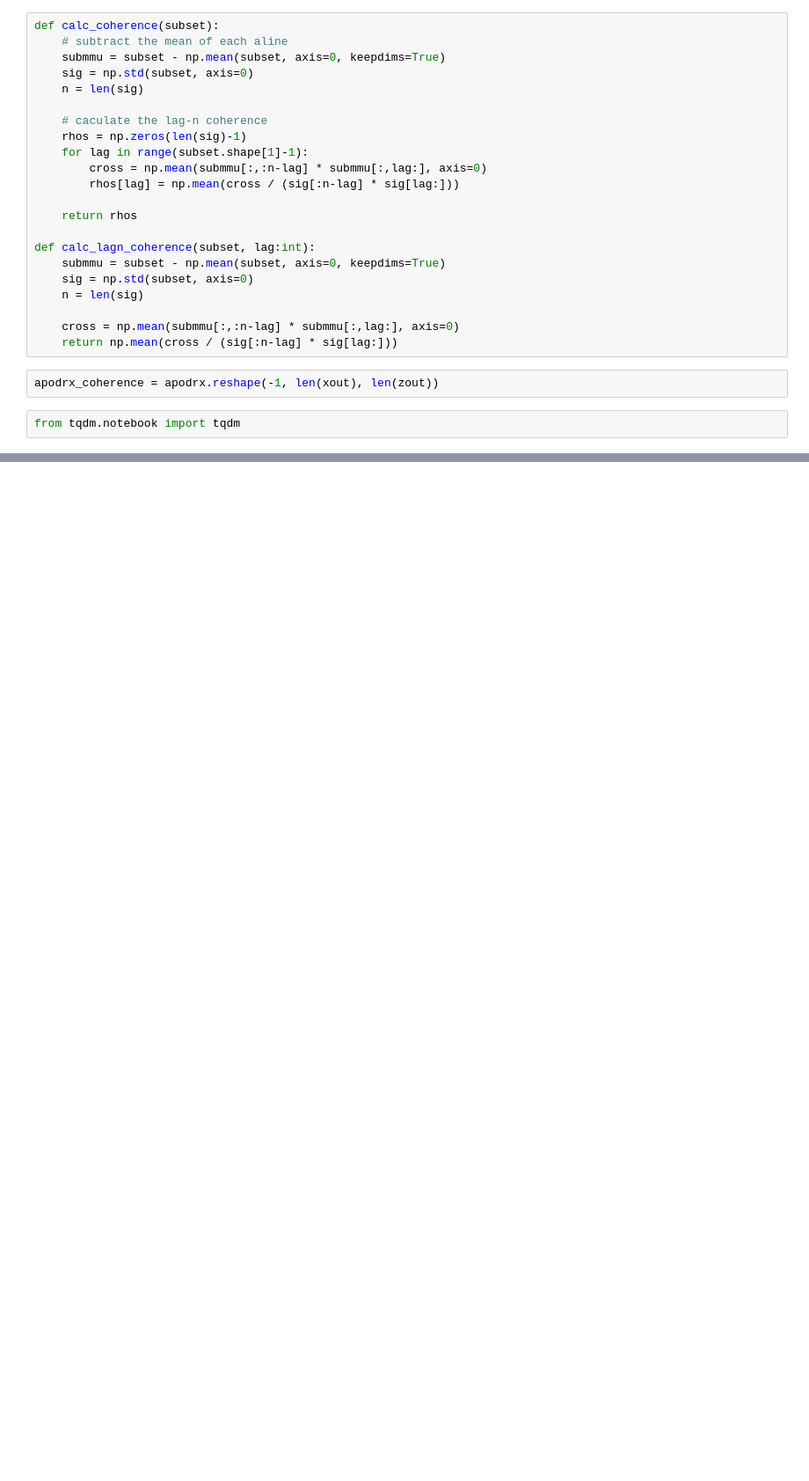
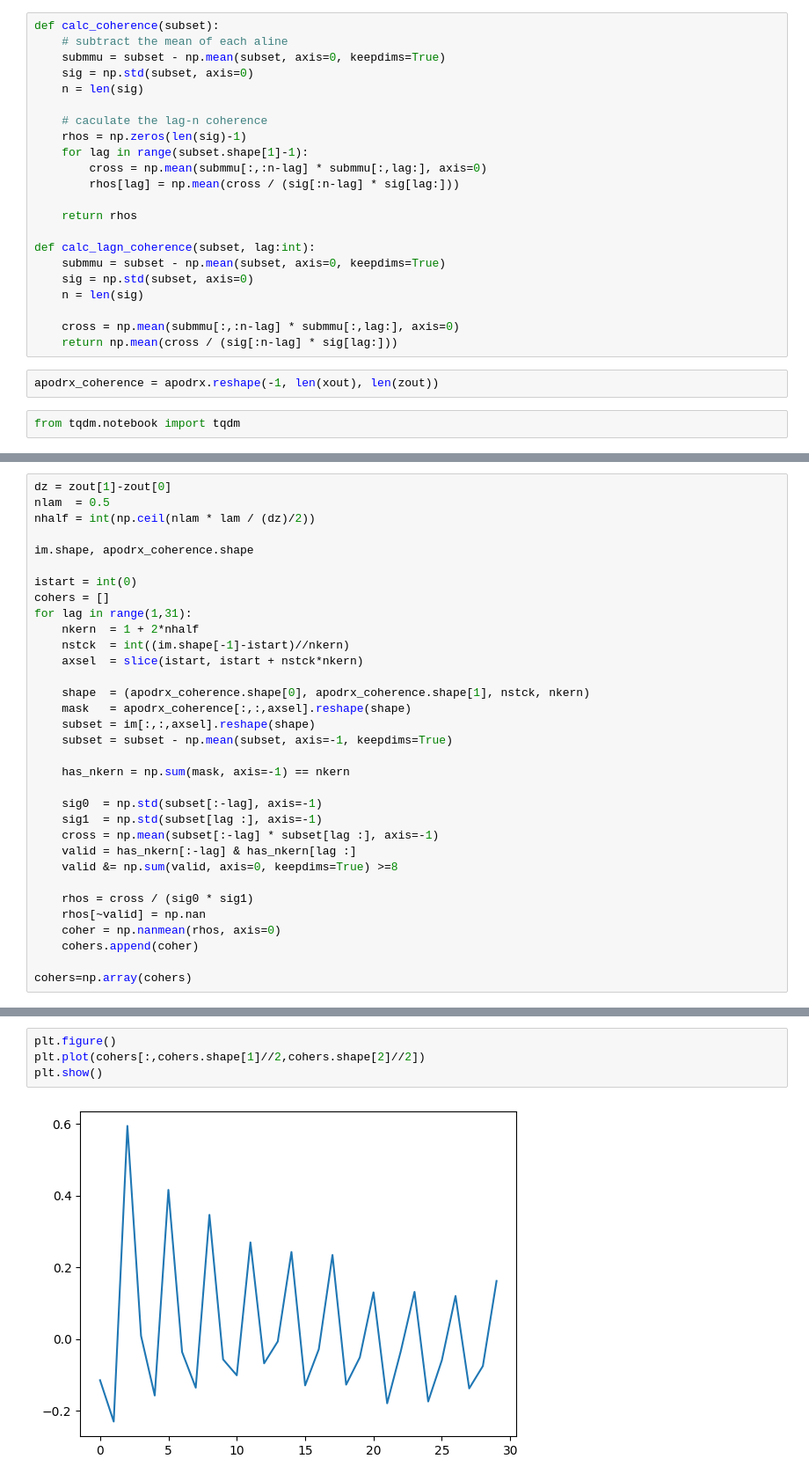
Before and after one commit to wewightman/pycbf, a Jupyter notebook: examples/develop_coherence_beamforming.ipynb, the cells around one changed output, grey strips where cells are left out. Shown at 88% size. Saved outputs shown, nothing was run; the diff lists cells and outputs as text; blank space fills up the shorter version.

```diff
--- a/examples/develop_coherence_beamforming.ipynb
+++ b/examples/develop_coherence_beamforming.ipynb
@@ -464,0 +133,33 @@ plt.show()
+# %%
+dz = zout[1]-zout[0]
+nlam  = 0.5
+nhalf = int(np.ceil(nlam * lam / (dz)/2))
+
+im.shape, apodrx_coherence.shape
+
+istart = int(0)
+cohers = []
+for lag in range(1,31):
+    nkern  = 1 + 2*nhalf
+    nstck  = int((im.shape[-1]-istart)//nkern)
+    axsel  = slice(istart, istart + nstck*nkern)
+
+    shape  = (apodrx_coherence.shape[0], apodrx_coherence.shape[1], nstck, nkern)
+    mask   = apodrx_coherence[:,:,axsel].reshape(shape)
+    subset = im[:,:,axsel].reshape(shape)
+    subset = subset - np.mean(subset, axis=-1, keepdims=True)
+
+    has_nkern = np.sum(mask, axis=-1) == nkern
+
+    sig0  = np.std(subset[:-lag], axis=-1)
+    sig1  = np.std(subset[lag :], axis=-1)
+    cross = np.mean(subset[:-lag] * subset[lag :], axis=-1)
+    valid = has_nkern[:-lag] & has_nkern[lag :]
+    valid &= np.sum(valid, axis=0, keepdims=True) >=8
+
+    rhos = cross / (sig0 * sig1)
+    rhos[~valid] = np.nan
+    coher = np.nanmean(rhos, axis=0)
+    cohers.append(coher)
+
+cohers=np.array(cohers)
@@ -464,0 +216,6 @@ plt.show()
+# %%
+plt.figure()
+plt.plot(cohers[:,cohers.shape[1]//2,cohers.shape[2]//2])
+plt.show()
+# %% [output]
+[figure, added]
```
Also changed, not shown: parts of 14 cells of this notebook, 5 other files.
